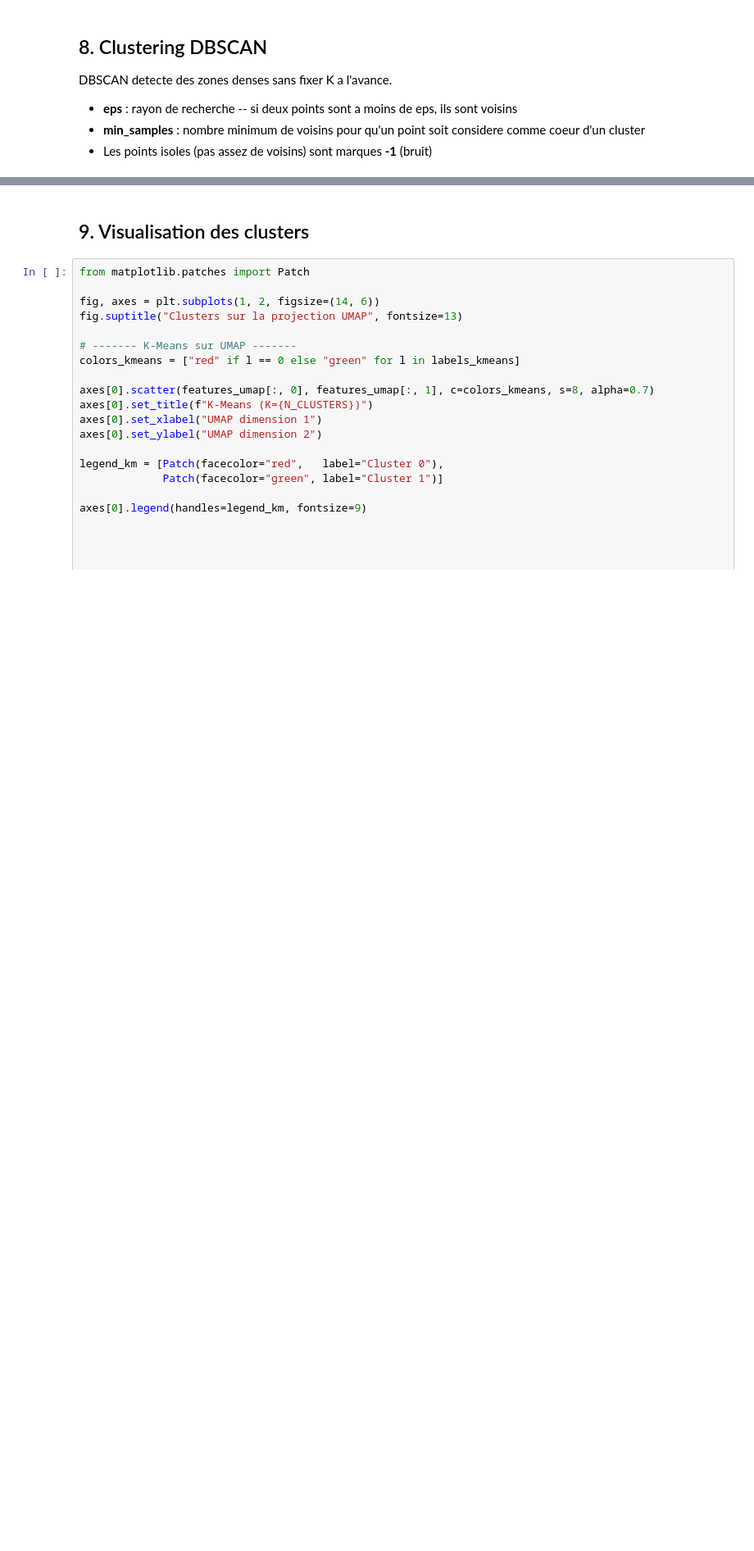
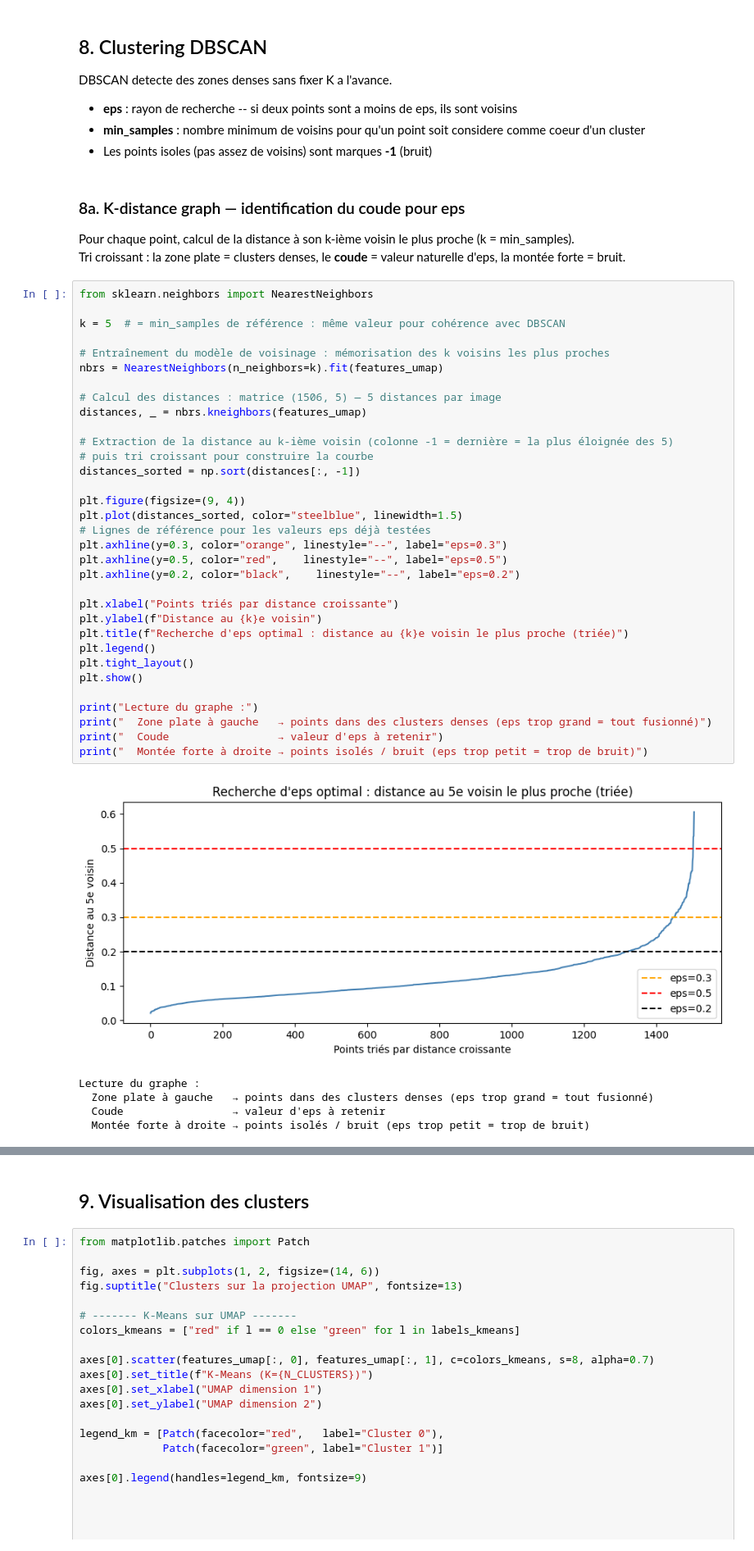
Before and after one commit to FaizaKh93/Projet7_mission, a Jupyter notebook: notebooks/unsupervised_analysis.ipynb, the cells around one changed output, grey strips where cells are left out. Shown at 82% size. Saved outputs shown, nothing was run; the diff lists cells and outputs as text; blank space fills up the shorter version.

```diff
--- a/notebooks/unsupervised_analysis.ipynb
+++ b/notebooks/unsupervised_analysis.ipynb
@@ -327,3 +327,47 @@ DBSCAN detecte des zones denses sans fixer K a l'avance.
 - **eps** : rayon de recherche -- si deux points sont a moins de eps, ils sont voisins
 - **min_samples** : nombre minimum de voisins pour qu'un point soit considere comme coeur d'un cluster
 - Les points isoles (pas assez de voisins) sont marques **-1** (bruit)
+# %% [markdown]
+### 8a. K-distance graph — identification du coude pour eps
+
+Pour chaque point, calcul de la distance à son k-ième voisin le plus proche (k = min_samples).
+Tri croissant : la zone plate = clusters denses, le **coude** = valeur naturelle d'eps, la montée forte = bruit.
+# %%
+from sklearn.neighbors import NearestNeighbors
+
+k = 5  # = min_samples de référence : même valeur pour cohérence avec DBSCAN
+
+# Entraînement du modèle de voisinage : mémorisation des k voisins les plus proches
+nbrs = NearestNeighbors(n_neighbors=k).fit(features_umap)
+
+# Calcul des distances : matrice (1506, 5) — 5 distances par image
+distances, _ = nbrs.kneighbors(features_umap)
+
+# Extraction de la distance au k-ième voisin (colonne -1 = dernière = la plus éloignée des 5)
+# puis tri croissant pour construire la courbe
+distances_sorted = np.sort(distances[:, -1])
+
+plt.figure(figsize=(9, 4))
+plt.plot(distances_sorted, color="steelblue", linewidth=1.5)
+# Lignes de référence pour les valeurs eps déjà testées
+plt.axhline(y=0.3, color="orange", linestyle="--", label="eps=0.3")
+plt.axhline(y=0.5, color="red",    linestyle="--", label="eps=0.5")
+plt.axhline(y=0.2, color="black",    linestyle="--", label="eps=0.2")
+
+plt.xlabel("Points triés par distance croissante")
+plt.ylabel(f"Distance au {k}e voisin")
+plt.title(f"Recherche d'eps optimal : distance au {k}e voisin le plus proche (triée)")
+plt.legend()
+plt.tight_layout()
+plt.show()
+
+print("Lecture du graphe :")
+print("  Zone plate à gauche   → points dans des clusters denses (eps trop grand = tout fusionné)")
+print("  Coude                 → valeur d'eps à retenir")
+print("  Montée forte à droite → points isolés / bruit (eps trop petit = trop de bruit)")
+# %% [output]
+[figure, added]
+Lecture du graphe :
+  Zone plate à gauche   → points dans des clusters denses (eps trop grand = tout fusionné)
+  Coude                 → valeur d'eps à retenir
+  Montée forte à droite → points isolés / bruit (eps trop petit = trop de bruit)
```
Also changed, not shown: parts of 15 cells of this notebook, 4 other files.
